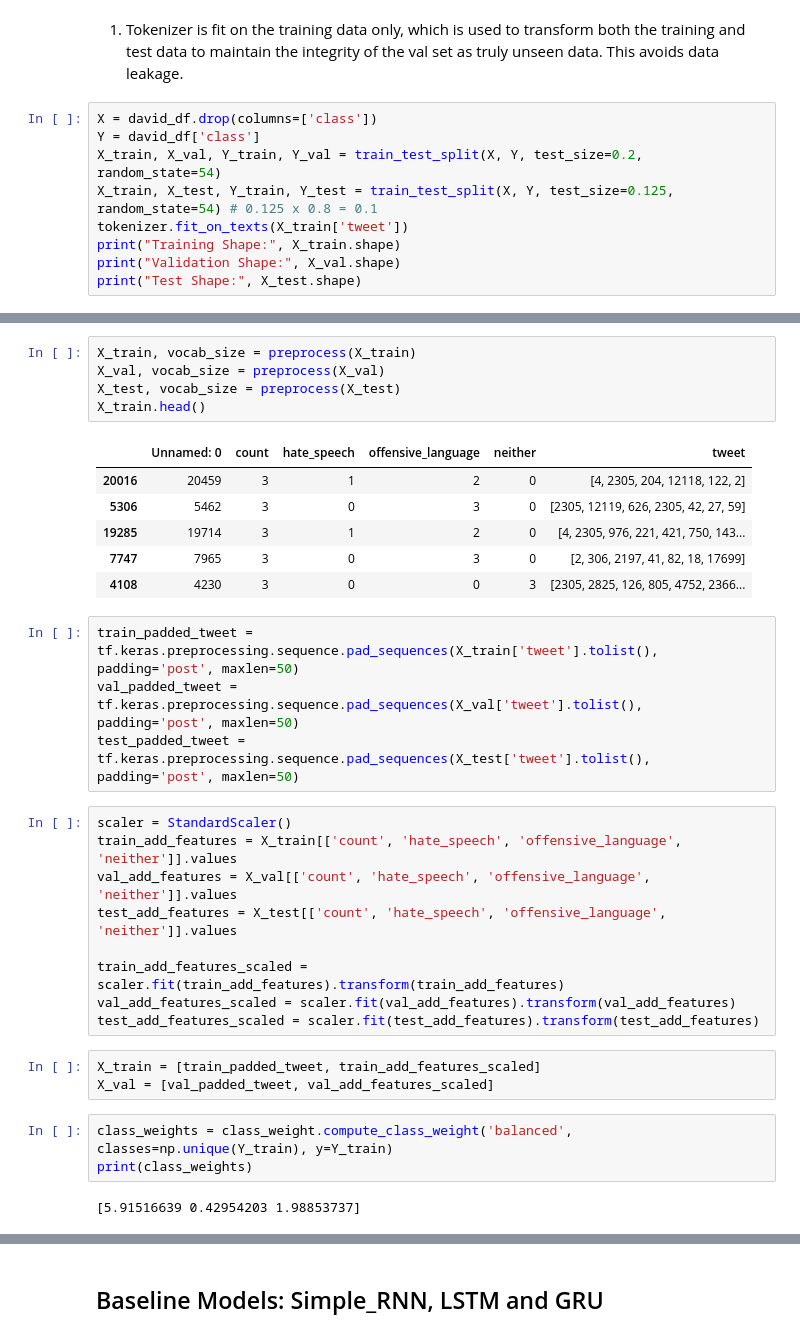
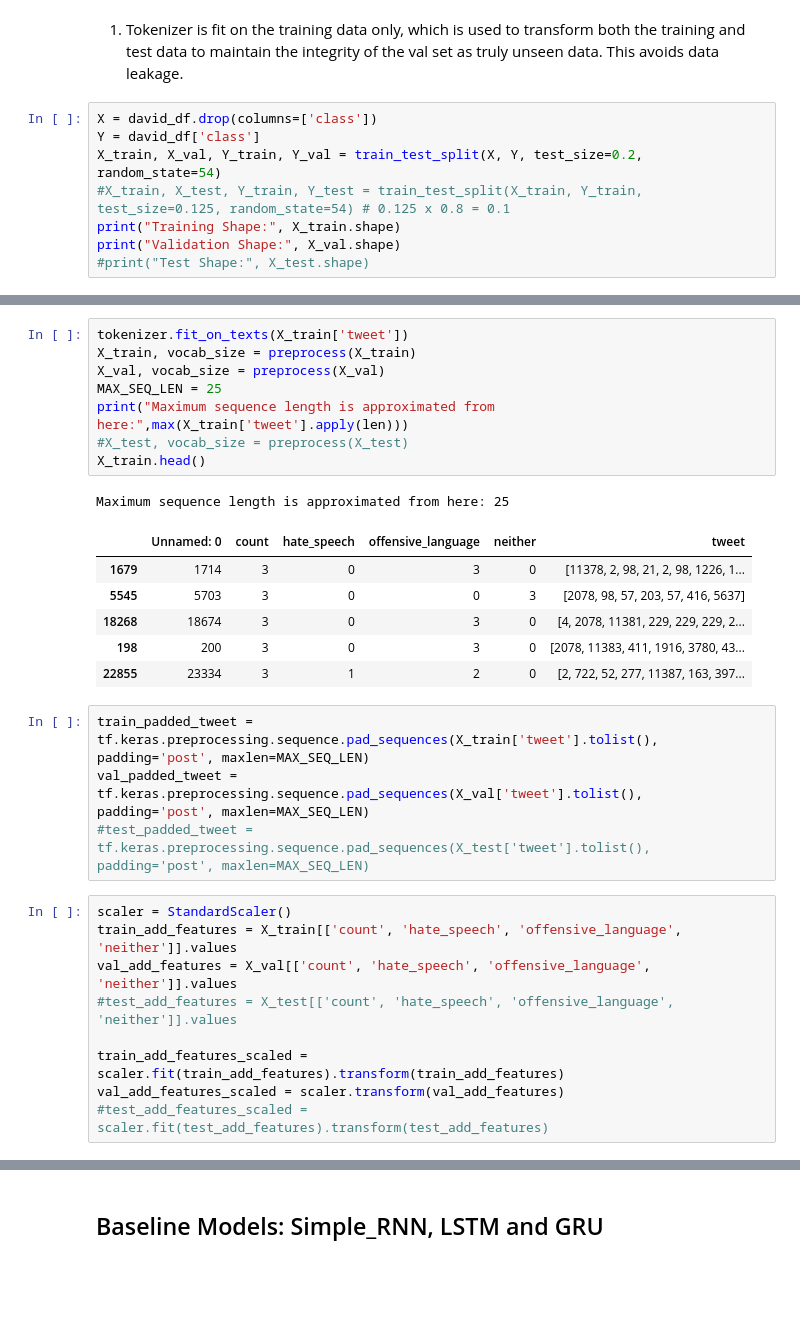
Before and after one commit to alkkuma1/hate_speech_detection, a Jupyter notebook: davidson_hatespeech.ipynb, the cells around one changed output, grey strips where cells are left out. Cells and saved outputs as stored; diff of their text form; blank space fills up the shorter version.

```diff
--- a/davidson_hatespeech.ipynb
+++ b/davidson_hatespeech.ipynb
@@ -128,9 +116,8 @@ def preprocess(df):
 X = david_df.drop(columns=['class'])
 Y = david_df['class']
 X_train, X_val, Y_train, Y_val = train_test_split(X, Y, test_size=0.2, random_state=54)
-X_train, X_test, Y_train, Y_test = train_test_split(X, Y, test_size=0.125, random_state=54) # 0.125 x 0.8 = 0.1
-tokenizer.fit_on_texts(X_train['tweet'])
+#X_train, X_test, Y_train, Y_test = train_test_split(X_train, Y_train, test_size=0.125, random_state=54) # 0.125 x 0.8 = 0.1
 print("Training Shape:", X_train.shape)
 print("Validation Shape:", X_val.shape)
-print("Test Shape:", X_test.shape)
+#print("Test Shape:", X_test.shape)
 # %% [output]
@@ -140,33 +149,29 @@ Test Shape: (3098, 6)
 # %%
+tokenizer.fit_on_texts(X_train['tweet'])
 X_train, vocab_size = preprocess(X_train)
 X_val, vocab_size = preprocess(X_val)
-X_test, vocab_size = preprocess(X_test)
+MAX_SEQ_LEN = 25
+print("Maximum sequence length is approximated from here:",max(X_train['tweet'].apply(len)))
+#X_test, vocab_size = preprocess(X_test)
 X_train.head()
 # %% [output]
+Maximum sequence length is approximated from here: 25
 |  | Unnamed: 0 | count | hate_speech | offensive_language | neither | tweet |
-| 20016 | 20459 | 3 | 1 | 2 | 0 | [4, 2305, 204, 12118, 122, 2] |
-| 5306 | 5462 | 3 | 0 | 3 | 0 | [2305, 12119, 626, 2305, 42, 27, 59] |
-| 19285 | 19714 | 3 | 1 | 2 | 0 | [4, 2305, 976, 221, 421, 750, 143... |
-| 7747 | 7965 | 3 | 0 | 3 | 0 | [2, 306, 2197, 41, 82, 18, 17699] |
-| 4108 | 4230 | 3 | 0 | 0 | 3 | [2305, 2825, 126, 805, 4752, 2366... |
+| 1679 | 1714 | 3 | 0 | 3 | 0 | [11378, 2, 98, 21, 2, 98, 1226, 1... |
+| 5545 | 5703 | 3 | 0 | 0 | 3 | [2078, 98, 57, 203, 57, 416, 5637] |
+| 18268 | 18674 | 3 | 0 | 3 | 0 | [4, 2078, 11381, 229, 229, 229, 2... |
+| 198 | 200 | 3 | 0 | 3 | 0 | [2078, 11383, 411, 1916, 3780, 43... |
+| 22855 | 23334 | 3 | 1 | 2 | 0 | [2, 722, 52, 277, 11387, 163, 397... |
 # %%
-train_padded_tweet = tf.keras.preprocessing.sequence.pad_sequences(X_train['tweet'].tolist(), padding='post', maxlen=50)
-val_padded_tweet = tf.keras.preprocessing.sequence.pad_sequences(X_val['tweet'].tolist(), padding='post', maxlen=50)
-test_padded_tweet = tf.keras.preprocessing.sequence.pad_sequences(X_test['tweet'].tolist(), padding='post', maxlen=50)
+train_padded_tweet = tf.keras.preprocessing.sequence.pad_sequences(X_train['tweet'].tolist(), padding='post', maxlen=MAX_SEQ_LEN)
+val_padded_tweet = tf.keras.preprocessing.sequence.pad_sequences(X_val['tweet'].tolist(), padding='post', maxlen=MAX_SEQ_LEN)
+#test_padded_tweet = tf.keras.preprocessing.sequence.pad_sequences(X_test['tweet'].tolist(), padding='post', maxlen=MAX_SEQ_LEN)
 # %%
 scaler = StandardScaler()
 train_add_features = X_train[['count', 'hate_speech', 'offensive_language', 'neither']].values
 val_add_features = X_val[['count', 'hate_speech', 'offensive_language', 'neither']].values
-test_add_features = X_test[['count', 'hate_speech', 'offensive_language', 'neither']].values
+#test_add_features = X_test[['count', 'hate_speech', 'offensive_language', 'neither']].values
 
 train_add_features_scaled = scaler.fit(train_add_features).transform(train_add_features)
-val_add_features_scaled = scaler.fit(val_add_features).transform(val_add_features)
-test_add_features_scaled = scaler.fit(test_add_features).transform(test_add_features)
+val_add_features_scaled = scaler.transform(val_add_features)
+#test_add_features_scaled = scaler.fit(test_add_features).transform(test_add_features)
-# %%
-X_train = [train_padded_tweet, train_add_features_scaled]
-X_val = [val_padded_tweet, val_add_features_scaled]
-# %%
-class_weights = class_weight.compute_class_weight('balanced', classes=np.unique(Y_train), y=Y_train)
-print(class_weights)
-# %% [output]
-[5.91516639 0.42954203 1.98853737]
```
Also changed, not shown: parts of 20 cells of this notebook.
